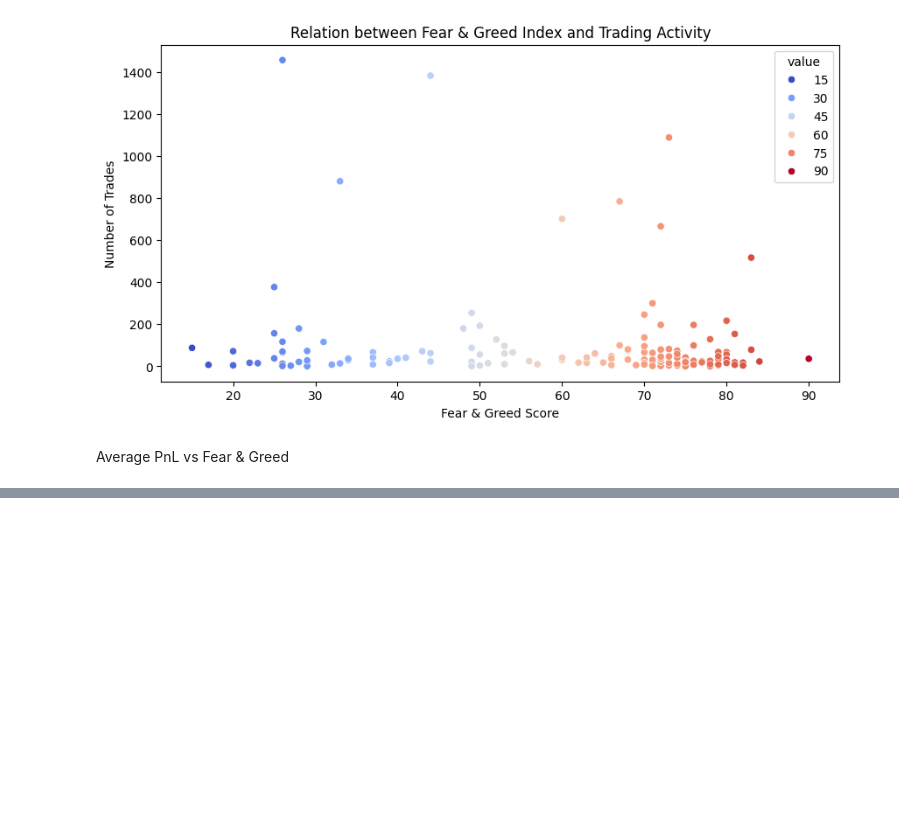
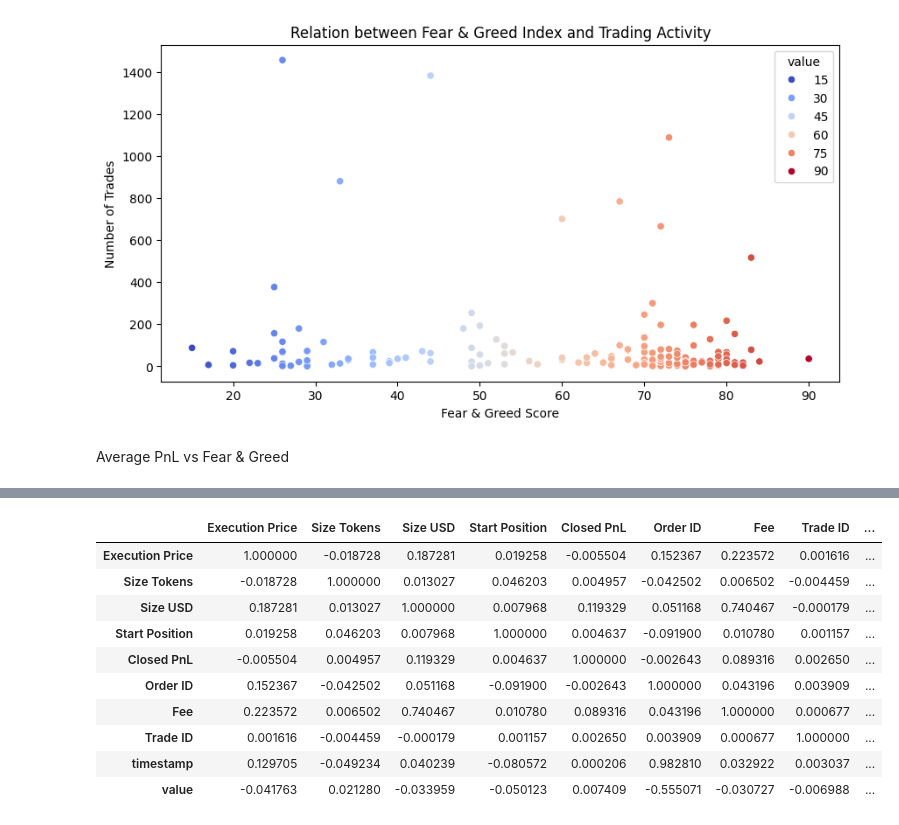
Before and after one commit to Abhinavsarva/Trader-Behavior-Insights, a Jupyter notebook: Trader_Behavior_Insights.ipynb, the cells around one changed output, grey strips where cells are left out. Cells and saved outputs as stored; diff of their text form; code cells hidden in the pictures; blank space fills up the shorter version.

```diff
--- a/Trader_Behavior_Insights.ipynb
+++ b/Trader_Behavior_Insights.ipynb
@@ -277,0 +278,15 @@ plt.show()
+# %%
+corr = merged_df.corr(numeric_only=True)
+corr
+# %% [output]
+|  | Execution Price | Size Tokens | Size USD | Start Position | Closed PnL | Order ID | Fee | Trade ID | ... |
+| Execution Price | 1.000000 | -0.018728 | 0.187281 | 0.019258 | -0.005504 | 0.152367 | 0.223572 | 0.001616 | ... |
+| Size Tokens | -0.018728 | 1.000000 | 0.013027 | 0.046203 | 0.004957 | -0.042502 | 0.006502 | -0.004459 | ... |
+| Size USD | 0.187281 | 0.013027 | 1.000000 | 0.007968 | 0.119329 | 0.051168 | 0.740467 | -0.000179 | ... |
+| Start Position | 0.019258 | 0.046203 | 0.007968 | 1.000000 | 0.004637 | -0.091900 | 0.010780 | 0.001157 | ... |
+| Closed PnL | -0.005504 | 0.004957 | 0.119329 | 0.004637 | 1.000000 | -0.002643 | 0.089316 | 0.002650 | ... |
+| Order ID | 0.152367 | -0.042502 | 0.051168 | -0.091900 | -0.002643 | 1.000000 | 0.043196 | 0.003909 | ... |
+| Fee | 0.223572 | 0.006502 | 0.740467 | 0.010780 | 0.089316 | 0.043196 | 1.000000 | 0.000677 | ... |
+| Trade ID | 0.001616 | -0.004459 | -0.000179 | 0.001157 | 0.002650 | 0.003909 | 0.000677 | 1.000000 | ... |
+| timestamp | 0.129705 | -0.049234 | 0.040239 | -0.080572 | 0.000206 | 0.982810 | 0.032922 | 0.003037 | ... |
+| value | -0.041763 | 0.021280 | -0.033959 | -0.050123 | 0.007409 | -0.555071 | -0.030727 | -0.006988 | ... |
```
Also changed, not shown: parts of 8 cells of this notebook.
